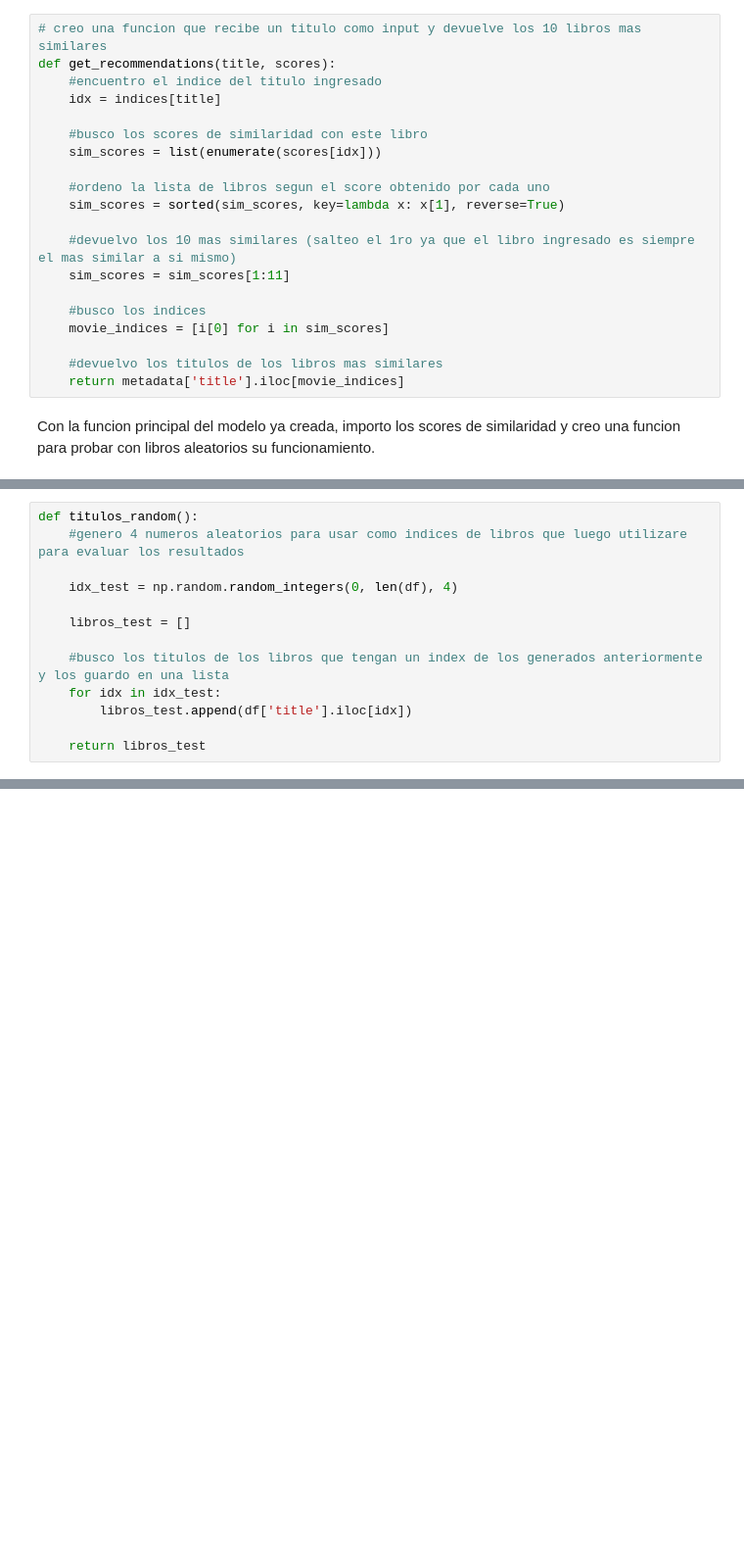
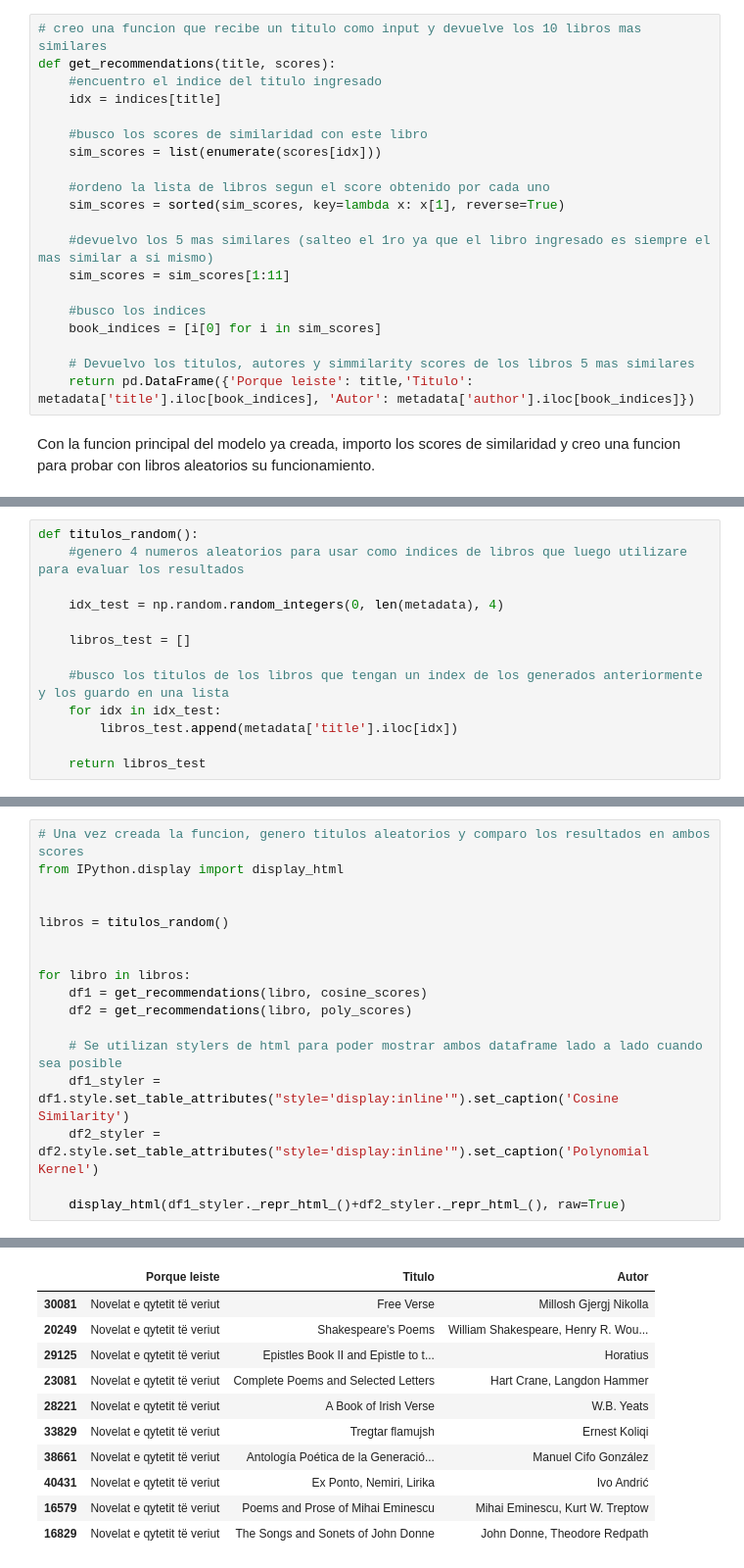
Before and after one commit to NicolasTabbita/Book_Recommender, a Jupyter notebook: EntregaFinal.ipynb, the cells around one changed output, grey strips where cells are left out. Shown at 98% size. Cells and saved outputs as stored; diff of their text form; blank space fills up the shorter version.

```diff
--- a/EntregaFinal.ipynb
+++ b/EntregaFinal.ipynb
@@ -311,14 +311,14 @@ def get_recommendations(title, scores):
     #ordeno la lista de libros segun el score obtenido por cada uno
     sim_scores = sorted(sim_scores, key=lambda x: x[1], reverse=True)
 
-    #devuelvo los 10 mas similares (salteo el 1ro ya que el libro ingresado es siempre el mas similar a si mismo)
+    #devuelvo los 5 mas similares (salteo el 1ro ya que el libro ingresado es siempre el mas similar a si mismo)
     sim_scores = sim_scores[1:11]
 
     #busco los indices
-    movie_indices = [i[0] for i in sim_scores]
+    book_indices = [i[0] for i in sim_scores]
 
-    #devuelvo los titulos de los libros mas similares
-    return metadata['title'].iloc[movie_indices]
+    # Devuelvo los titulos, autores y simmilarity scores de los libros 5 mas similares
+    return pd.DataFrame({'Porque leiste': title,'Titulo': metadata['title'].iloc[book_indices], 'Autor': metadata['author'].iloc[book_indices]})
 # %% [markdown]
 Con la funcion principal del modelo ya creada, importo los scores de similaridad y creo una funcion para probar con libros aleatorios su funcionamiento.
 # %%
@@ -336,12 +336,12 @@ indices = pd.Series(metadata.index, index=metadata['title'])
 def titulos_random():
     #genero 4 numeros aleatorios para usar como indices de libros que luego utilizare para evaluar los resultados
 
-    idx_test = np.random.random_integers(0, len(df), 4)
+    idx_test = np.random.random_integers(0, len(metadata), 4)
 
     libros_test = []
 
     #busco los titulos de los libros que tengan un index de los generados anteriormente y los guardo en una lista
     for idx in idx_test:
-        libros_test.append(df['title'].iloc[idx])
+        libros_test.append(metadata['title'].iloc[idx])
 
     return libros_test
@@ -349,0 +348,18 @@ def titulos_random():
+# %%
+# Una vez creada la funcion, genero titulos aleatorios y comparo los resultados en ambos scores
+from IPython.display import display_html
+
+
+libros = titulos_random()
+
+
+for libro in libros:
+    df1 = get_recommendations(libro, cosine_scores)
+    df2 = get_recommendations(libro, poly_scores)
+
+    # Se utilizan stylers de html para poder mostrar ambos dataframe lado a lado cuando sea posible
+    df1_styler = df1.style.set_table_attributes("style='display:inline'").set_caption('Cosine Similarity')
+    df2_styler = df2.style.set_table_attributes("style='display:inline'").set_caption('Polynomial Kernel')
+
+    display_html(df1_styler._repr_html_()+df2_styler._repr_html_(), raw=True)
+# %% [output]
@@ -349,0 +367,11 @@ def titulos_random():
+|  | Porque leiste | Titulo | Autor |
+| 30081 | Novelat e qytetit të veriut | Free Verse | Millosh Gjergj Nikolla |
+| 20249 | Novelat e qytetit të veriut | Shakespeare's Poems | William Shakespeare, Henry R. Wou... |
+| 29125 | Novelat e qytetit të veriut | Epistles Book II and Epistle to t... | Horatius |
+| 23081 | Novelat e qytetit të veriut | Complete Poems and Selected Letters | Hart Crane, Langdon Hammer |
+| 28221 | Novelat e qytetit të veriut | A Book of Irish Verse | W.B. Yeats |
+| 33829 | Novelat e qytetit të veriut | Tregtar flamujsh | Ernest Koliqi |
+| 38661 | Novelat e qytetit të veriut | Antología Poética de la Generació... | Manuel Cifo González |
+| 40431 | Novelat e qytetit të veriut | Ex Ponto, Nemiri, Lirika | Ivo Andrić |
+| 16579 | Novelat e qytetit të veriut | Poems and Prose of Mihai Eminescu | Mihai Eminescu, Kurt W. Treptow |
+| 16829 | Novelat e qytetit të veriut | The Songs and Sonets of John Donne | John Donne, Theodore Redpath |
```
Also changed, not shown: parts of 3 cells of this notebook, 1 other file.
